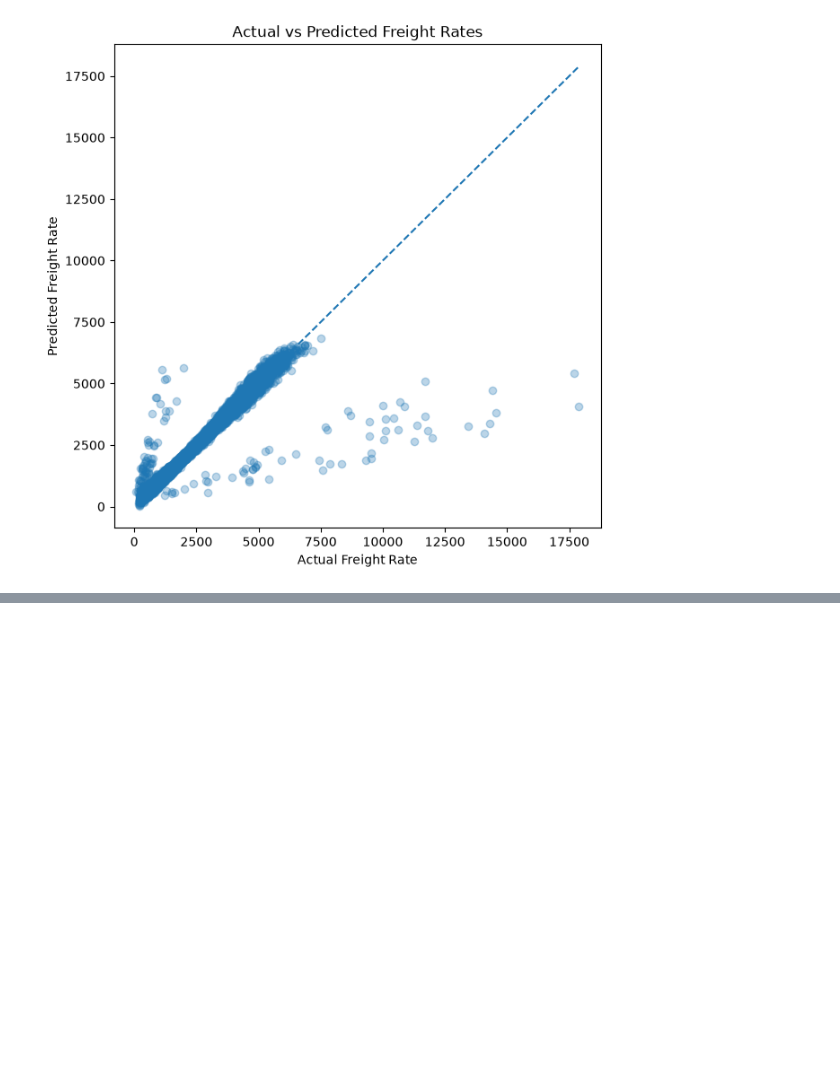
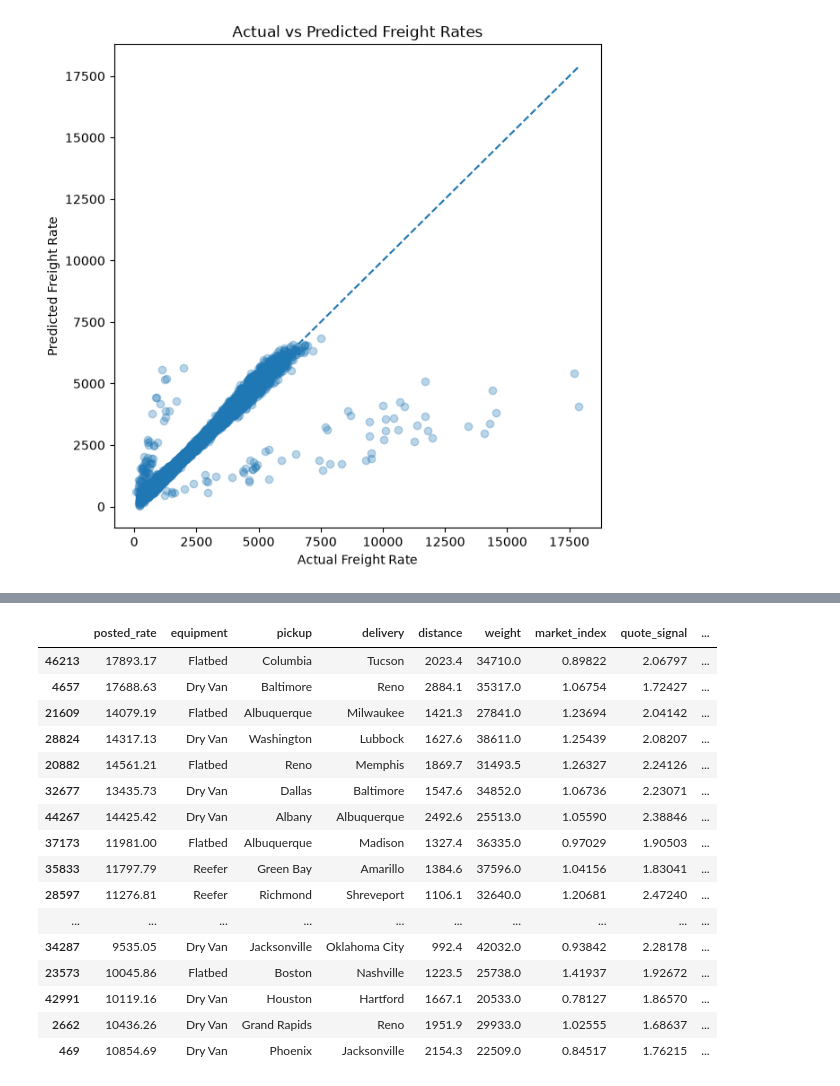
Before and after one commit to shanecoutinho/spotter-freight-rate, a Jupyter notebook: notebooks/01_exploratory_data_analysis.ipynb, the cells around one changed output, grey strips where cells are left out. Saved outputs shown, nothing was run; the diff lists cells and outputs as text; code cells hidden in the pictures; blank space fills up the shorter version.

Commit message:
Add baseline model evaluation and error analysis

```diff
--- a/notebooks/01_exploratory_data_analysis.ipynb
+++ b/notebooks/01_exploratory_data_analysis.ipynb
@@ -1214,0 +1231,38 @@ plt.show()
+# %%
+error_analysis = df_clean.loc[y_val.index, [
+    "posted_rate",
+    "equipment",
+    "pickup",
+    "delivery",
+    "distance",
+    "weight",
+    "market_index",
+    "quote_signal"
+]].copy()
+
+error_analysis["predicted_rate"] = y_val_pred
+error_analysis["error"] = y_val - y_val_pred
+error_analysis["absolute_error"] = abs(error_analysis["error"])
+
+error_analysis.sort_values(
+    "absolute_error",
+    ascending=False
+).head(20)
+# %% [output]
+|  | posted_rate | equipment | pickup | delivery | distance | weight | market_index | quote_signal | ... |
+| 46213 | 17893.17 | Flatbed | Columbia | Tucson | 2023.4 | 34710.0 | 0.89822 | 2.06797 | ... |
+| 4657 | 17688.63 | Dry Van | Baltimore | Reno | 2884.1 | 35317.0 | 1.06754 | 1.72427 | ... |
+| 21609 | 14079.19 | Flatbed | Albuquerque | Milwaukee | 1421.3 | 27841.0 | 1.23694 | 2.04142 | ... |
+| 28824 | 14317.13 | Dry Van | Washington | Lubbock | 1627.6 | 38611.0 | 1.25439 | 2.08207 | ... |
+| 20882 | 14561.21 | Flatbed | Reno | Memphis | 1869.7 | 31493.5 | 1.26327 | 2.24126 | ... |
+| 32677 | 13435.73 | Dry Van | Dallas | Baltimore | 1547.6 | 34852.0 | 1.06736 | 2.23071 | ... |
+| 44267 | 14425.42 | Dry Van | Albany | Albuquerque | 2492.6 | 25513.0 | 1.05590 | 2.38846 | ... |
+| 37173 | 11981.00 | Flatbed | Albuquerque | Madison | 1327.4 | 36335.0 | 0.97029 | 1.90503 | ... |
+| 35833 | 11797.79 | Reefer | Green Bay | Amarillo | 1384.6 | 37596.0 | 1.04156 | 1.83041 | ... |
+| 28597 | 11276.81 | Reefer | Richmond | Shreveport | 1106.1 | 32640.0 | 1.20681 | 2.47240 | ... |
+| ... | ... | ... | ... | ... | ... | ... | ... | ... | ... |
+| 34287 | 9535.05 | Dry Van | Jacksonville | Oklahoma City | 992.4 | 42032.0 | 0.93842 | 2.28178 | ... |
+| 23573 | 10045.86 | Flatbed | Boston | Nashville | 1223.5 | 25738.0 | 1.41937 | 1.92672 | ... |
+| 42991 | 10119.16 | Dry Van | Houston | Hartford | 1667.1 | 20533.0 | 0.78127 | 1.86570 | ... |
+| 2662 | 10436.26 | Dry Van | Grand Rapids | Reno | 1951.9 | 29933.0 | 1.02555 | 1.68637 | ... |
+| 469 | 10854.69 | Dry Van | Phoenix | Jacksonville | 2154.3 | 22509.0 | 0.84517 | 1.76215 | ... |
```
Also changed, not shown: parts of 3 cells of this notebook.
